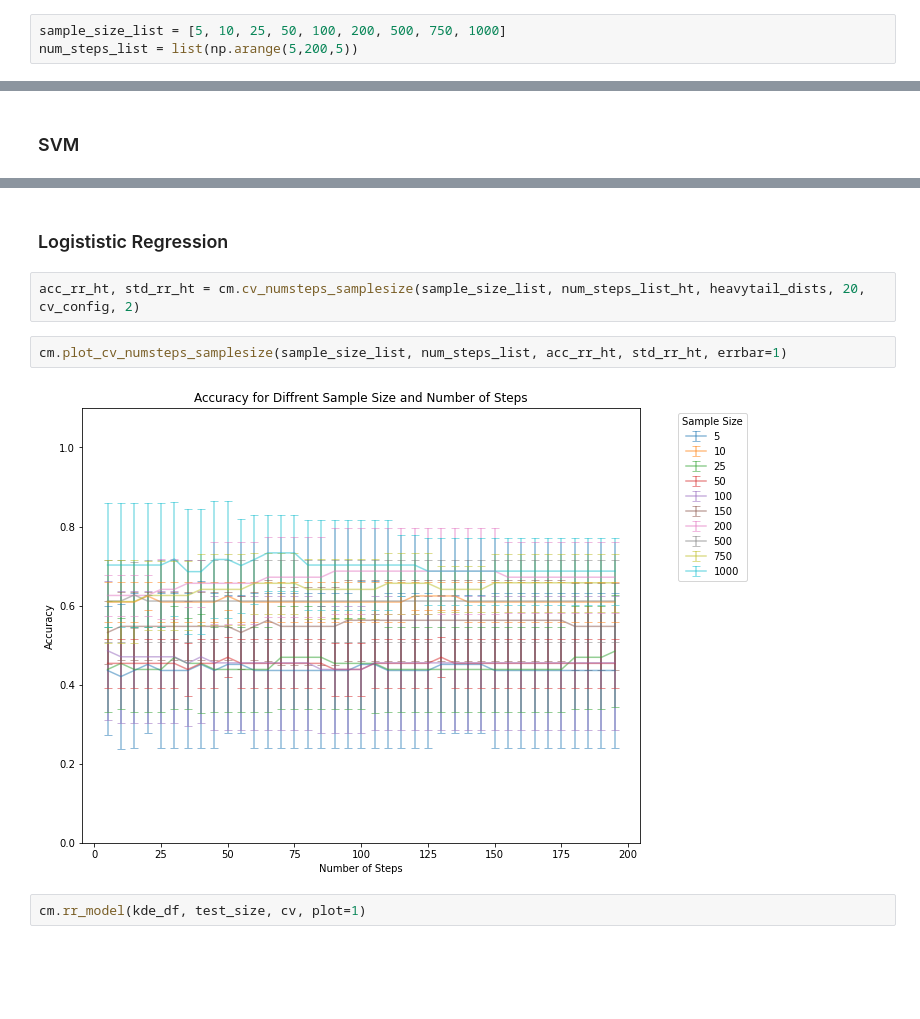
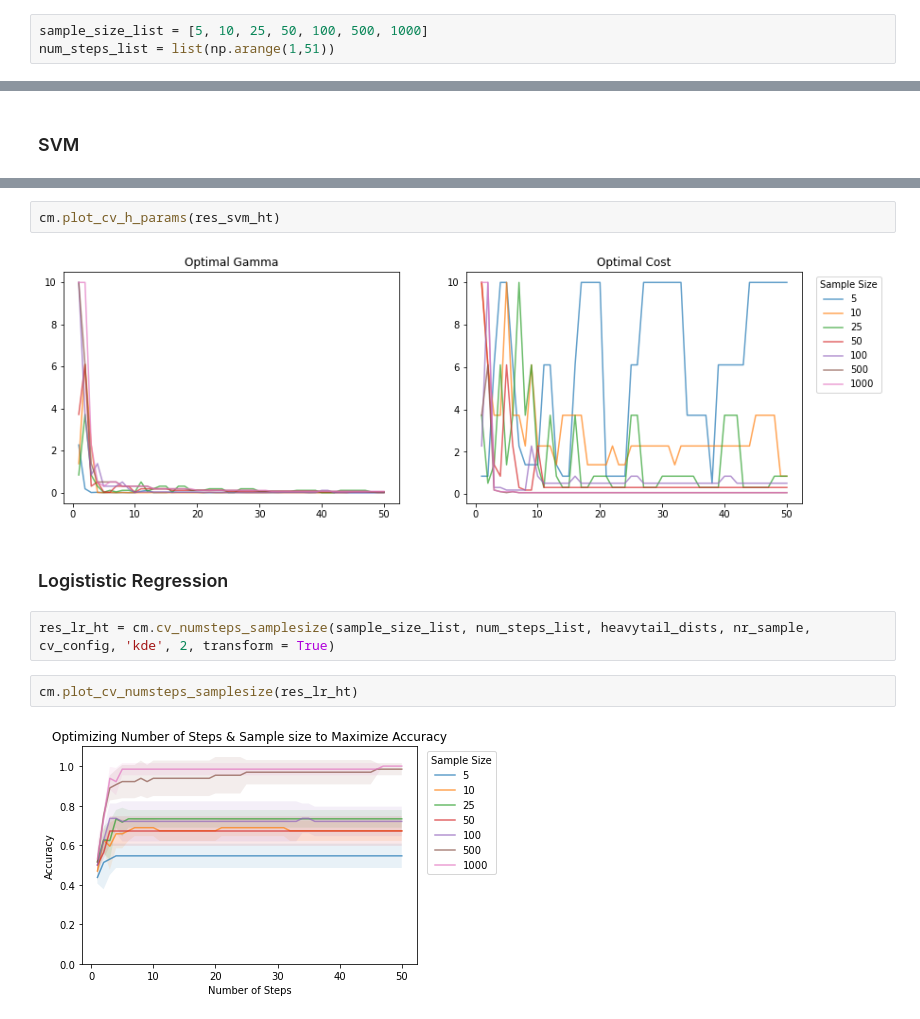
Before and after one commit to sheilafarrahi/thesis, a Jupyter notebook: kde.ipynb, the cells around one changed output, grey strips where cells are left out. Saved outputs shown, nothing was run; the diff lists cells and outputs as text; blank space fills up the shorter version.

```diff
--- a/kde.ipynb
+++ b/kde.ipynb
@@ -44,6 +45,6 @@ dem.get_kde_plot(kde_df,x_b)
 # %% [markdown]
 ### SVM
 # %%
-sample_size_list = [5, 10, 25, 50, 100, 200, 500, 750, 1000]
-num_steps_list = list(np.arange(5,200,5))
+sample_size_list = [5, 10, 25, 50, 100, 500, 1000]
+num_steps_list = list(np.arange(1,51))
 # %%
@@ -106,10 +109,12 @@ array([0.46153846, 0.84615385, 0.61538462, 0.92307692, 0.66666667])
+# %%
+cm.plot_cv_h_params(res_svm_ht)
+# %% [output]
+[figure, added]
 # %% [markdown]
 ### Logististic Regression
 # %%
-acc_rr_ht, std_rr_ht = cm.cv_numsteps_samplesize(sample_size_list, num_steps_list_ht, heavytail_dists, 20, cv_config, 2)
+res_lr_ht = cm.cv_numsteps_samplesize(sample_size_list, num_steps_list, heavytail_dists, nr_sample, cv_config, 'kde', 2, transform = True)
 # %%
-cm.plot_cv_numsteps_samplesize(sample_size_list, num_steps_list, acc_rr_ht, std_rr_ht, errbar=1)
+cm.plot_cv_numsteps_samplesize(res_lr_ht)
 # %% [output]
-[figure, old version]
+[figure, new version]
-# %%
-cm.rr_model(kde_df, test_size, cv, plot=1)
```
Also changed, not shown: parts of 24 cells of this notebook, 15 other files.
